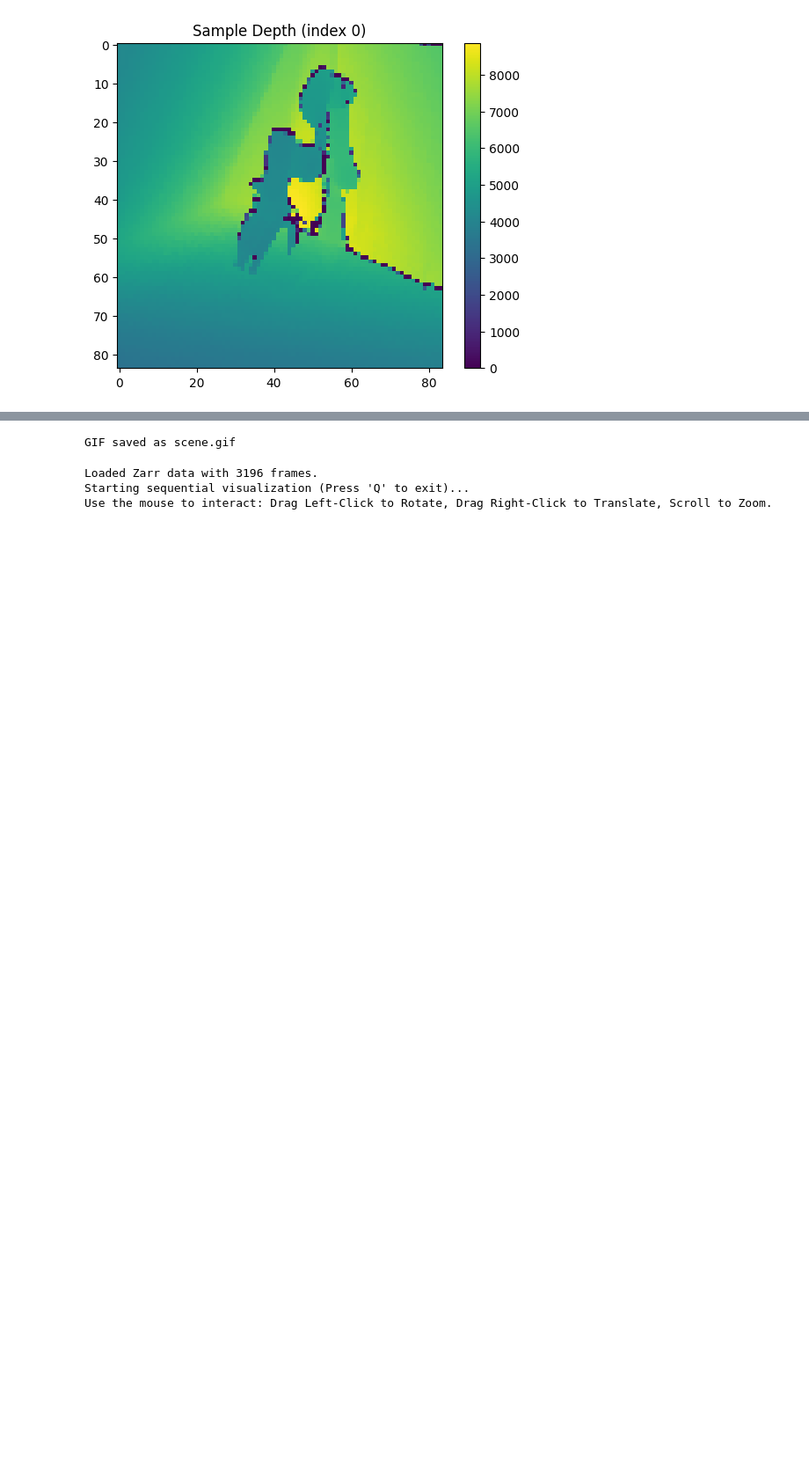
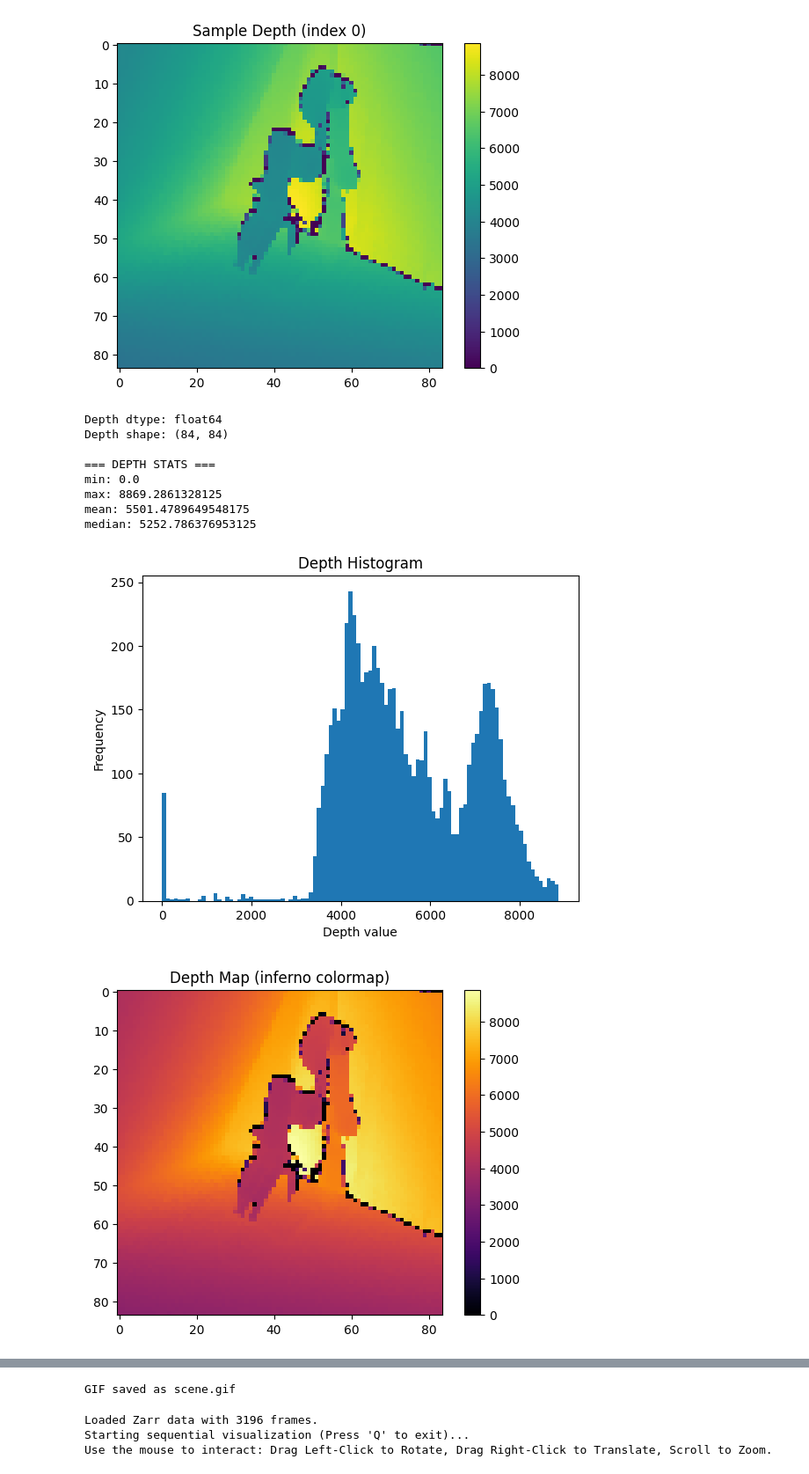
Before and after one commit to AniruthSuresh/3D-Fusion-Helpers, a Jupyter notebook: real_robot_demo/main.ipynb, the cells around one changed output, grey strips where cells are left out. Shown at 88% size. Drawn from its saved outputs; the diff is of its cells as text; code cells hidden in the pictures; blank space fills up the shorter version.

```diff
--- a/real_robot_demo/main.ipynb
+++ b/real_robot_demo/main.ipynb
@@ -121,3 +121,46 @@ plt.show()
    8.90000000e+01  1.09000000e+02]]
 [figure]
 [figure]
+# %%
+import numpy as np
+import matplotlib.pyplot as plt
+
+# depth is (84,84) numpy array
+print("Depth dtype:", depth.dtype)
+print("Depth shape:", depth.shape)
+
+# Compute stats
+d_min = np.min(depth)
+d_max = np.max(depth)
+d_mean = np.mean(depth)
+d_median = np.median(depth)
+
+print("\n=== DEPTH STATS ===")
+print("min:", d_min)
+print("max:", d_max)
+print("mean:", d_mean)
+print("median:", d_median)
+
+# Plot histogram
+plt.hist(depth.flatten(), bins=100)
+plt.title("Depth Histogram")
+plt.xlabel("Depth value")
+plt.ylabel("Frequency")
+plt.show()
+
+# Visualize with better colormap
+plt.imshow(depth, cmap='inferno')
+plt.title("Depth Map (inferno colormap)")
+plt.colorbar()
+plt.show()
+# %% [output]
+Depth dtype: float64
+Depth shape: (84, 84)
+
+=== DEPTH STATS ===
+min: 0.0
+max: 8869.2861328125
+mean: 5501.4789649548175
+median: 5252.786376953125
+[figure, added]
+[figure, added]
```
Also changed, not shown: parts of 2 cells of this notebook, 1 other file.
